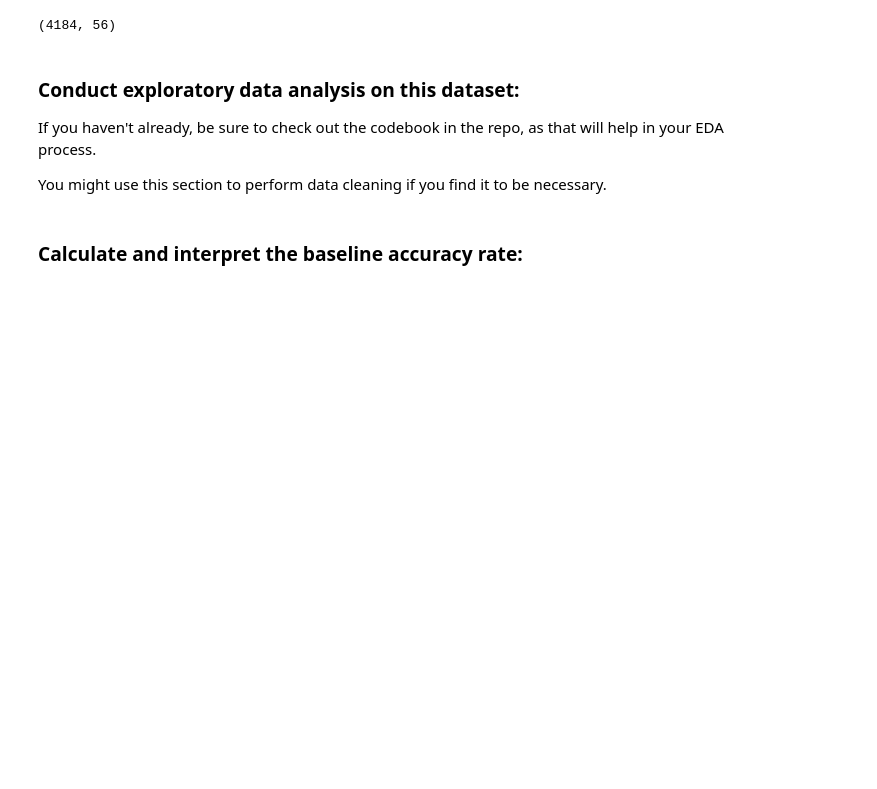
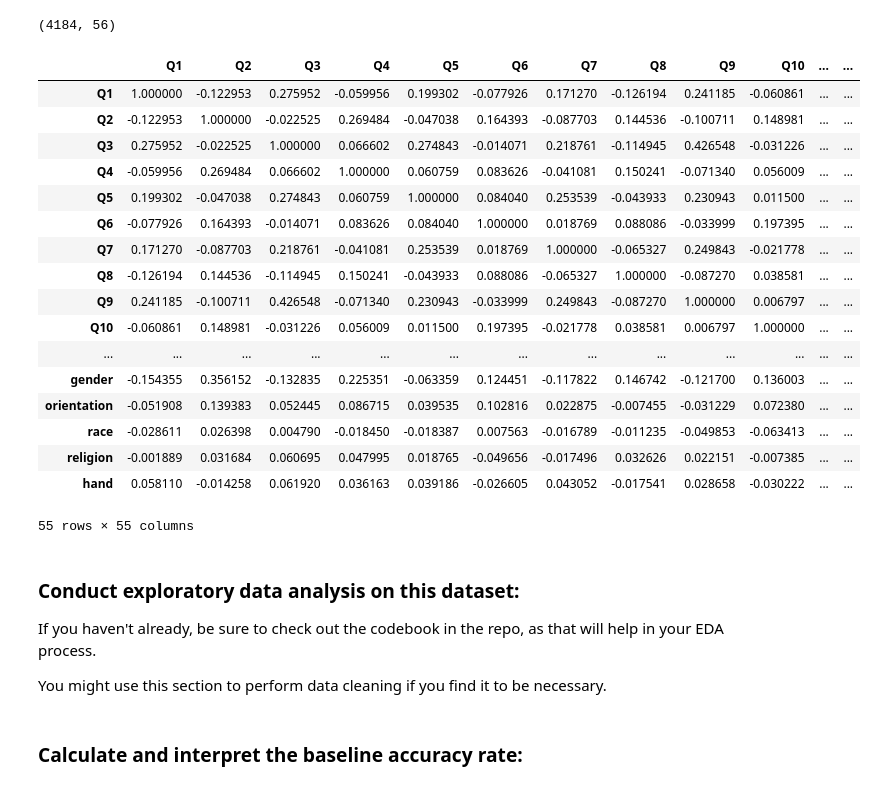
Before and after one commit to iffan20/classification_lab, a Jupyter notebook: starter-code.ipynb, the cells around one changed output. Drawn from its saved outputs; the diff is of its cells as text; code cells hidden in the pictures; blank space fills up the shorter version.

```diff
--- a/starter-code.ipynb
+++ b/starter-code.ipynb
@@ -110,6 +123,27 @@ Series([], dtype: int64)
 data.shape
 # %% [output]
 (4184, 56)
+# %%
+data.corr(numeric_only=True)
+# %% [output]
+|  | Q1 | Q2 | Q3 | Q4 | Q5 | Q6 | Q7 | Q8 | Q9 | Q10 | ... | ... |
+| Q1 | 1.000000 | -0.122953 | 0.275952 | -0.059956 | 0.199302 | -0.077926 | 0.171270 | -0.126194 | 0.241185 | -0.060861 | ... | ... |
+| Q2 | -0.122953 | 1.000000 | -0.022525 | 0.269484 | -0.047038 | 0.164393 | -0.087703 | 0.144536 | -0.100711 | 0.148981 | ... | ... |
+| Q3 | 0.275952 | -0.022525 | 1.000000 | 0.066602 | 0.274843 | -0.014071 | 0.218761 | -0.114945 | 0.426548 | -0.031226 | ... | ... |
+| Q4 | -0.059956 | 0.269484 | 0.066602 | 1.000000 | 0.060759 | 0.083626 | -0.041081 | 0.150241 | -0.071340 | 0.056009 | ... | ... |
+| Q5 | 0.199302 | -0.047038 | 0.274843 | 0.060759 | 1.000000 | 0.084040 | 0.253539 | -0.043933 | 0.230943 | 0.011500 | ... | ... |
+| Q6 | -0.077926 | 0.164393 | -0.014071 | 0.083626 | 0.084040 | 1.000000 | 0.018769 | 0.088086 | -0.033999 | 0.197395 | ... | ... |
+| Q7 | 0.171270 | -0.087703 | 0.218761 | -0.041081 | 0.253539 | 0.018769 | 1.000000 | -0.065327 | 0.249843 | -0.021778 | ... | ... |
+| Q8 | -0.126194 | 0.144536 | -0.114945 | 0.150241 | -0.043933 | 0.088086 | -0.065327 | 1.000000 | -0.087270 | 0.038581 | ... | ... |
+| Q9 | 0.241185 | -0.100711 | 0.426548 | -0.071340 | 0.230943 | -0.033999 | 0.249843 | -0.087270 | 1.000000 | 0.006797 | ... | ... |
+| Q10 | -0.060861 | 0.148981 | -0.031226 | 0.056009 | 0.011500 | 0.197395 | -0.021778 | 0.038581 | 0.006797 | 1.000000 | ... | ... |
+| ... | ... | ... | ... | ... | ... | ... | ... | ... | ... | ... | ... | ... |
+| gender | -0.154355 | 0.356152 | -0.132835 | 0.225351 | -0.063359 | 0.124451 | -0.117822 | 0.146742 | -0.121700 | 0.136003 | ... | ... |
+| orientation | -0.051908 | 0.139383 | 0.052445 | 0.086715 | 0.039535 | 0.102816 | 0.022875 | -0.007455 | -0.031229 | 0.072380 | ... | ... |
+| race | -0.028611 | 0.026398 | 0.004790 | -0.018450 | -0.018387 | 0.007563 | -0.016789 | -0.011235 | -0.049853 | -0.063413 | ... | ... |
+| religion | -0.001889 | 0.031684 | 0.060695 | 0.047995 | 0.018765 | -0.049656 | -0.017496 | 0.032626 | 0.022151 | -0.007385 | ... | ... |
+| hand | 0.058110 | -0.014258 | 0.061920 | 0.036163 | 0.039186 | -0.026605 | 0.043052 | -0.017541 | 0.028658 | -0.030222 | ... | ... |
+55 rows × 55 columns
 # %% [markdown]
 ### Conduct exploratory data analysis on this dataset:
 
```
Also changed, not shown: parts of 16 cells of this notebook.
